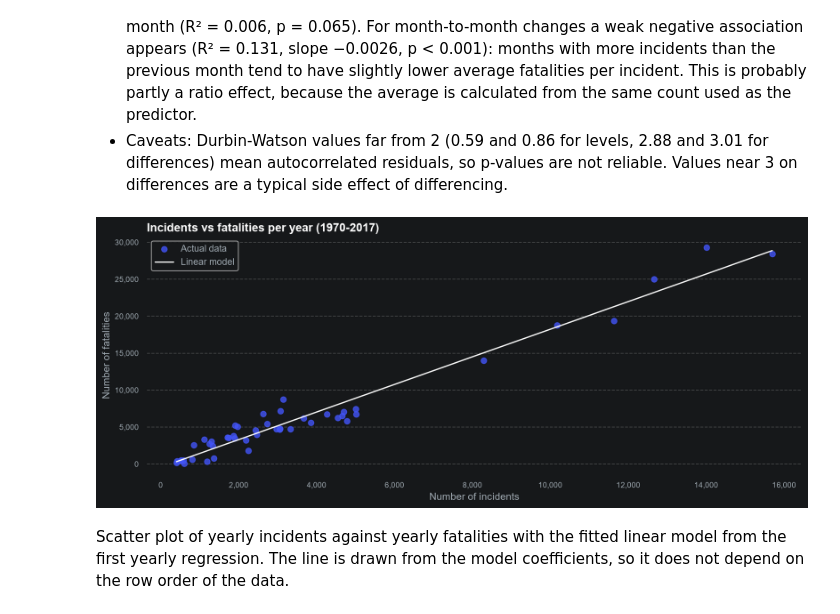
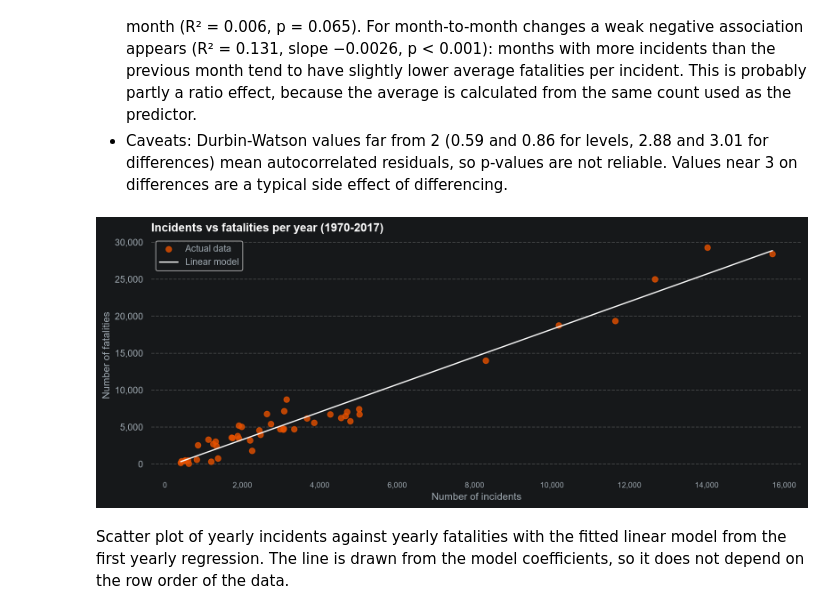
Before and after one commit to Olha-Kes/terrorism_hotspots, a Jupyter notebook: notebooks/eda_terrorism_hotspots.ipynb, the cells around one changed output. Drawn from its saved outputs; the diff is of its cells as text; code cells hidden in the pictures.

```diff
--- a/notebooks/eda_terrorism_hotspots.ipynb
+++ b/notebooks/eda_terrorism_hotspots.ipynb
@@ -399,32 +396,3 @@ dtype: object
 # EDA — Temporal Trends
 1. How has the number of terrorist activities changed over the years?
 2. Are there certain regions where this trend is different from the global averages?
-# %%
-BG, FG, ACCENT = "#16181a", "#a0aab2", "#4355f7"
-
-def set_theme():
-    sns.set_theme(style="dark", rc={
-        "figure.dpi": 150,
-        "figure.facecolor": BG,
-        "axes.facecolor": BG,
-        "savefig.facecolor": BG,
-        "text.color": FG,
-        "axes.labelcolor": FG,
-        "axes.titlecolor": "white",
-        "xtick.color": FG,
-        "ytick.color": FG,
-        "xtick.labelsize": 9,
-        "ytick.labelsize": 9,
-        "axes.spines.left": False,
-        "axes.spines.right": False,
-        "axes.spines.top": False,
-        "axes.spines.bottom": False,
-        "axes.grid": True,
-        "axes.grid.axis": "y",
-        "grid.color": "#ffffff",
-        "grid.alpha": 0.2,
-        "grid.linestyle": "--",
-        "axes.prop_cycle": cycler(color=[ACCENT, "#4dc3ff", "#ffd24d", "#7dff4d"]),
-    })
-
-set_theme()
@@ -623,22 +619,26 @@ The same four models on monthly data. The predictor is the number of incidents i
 # %%
 d = yearly.dropna(subset=["count", "nkill_sum"])
 xs = np.linspace(d["count"].min(), d["count"].max(), 100)
 
 fig, ax = plt.subplots(figsize=(12, 5))
 ax.scatter(d["count"], d["nkill_sum"], alpha=0.8, s=45, label="Actual data")
-ax.plot(xs, res_year_sum.params["const"] + res_year_sum.params["count"] * xs,
-        color="#ffffff", label="Linear model")
+ax.plot(
+    xs,
+    res_year_sum.params["const"] + res_year_sum.params["count"] * xs,
+    label="Linear model",
+    color="#ffffff"
+)
 ax.set_xlabel("Number of incidents")
 ax.set_ylabel("Number of fatalities")
 ax.set_title("Incidents vs fatalities per year (1970-2017)", loc="left", fontsize=14, fontweight="bold")
 ax.legend()
 fmt_axis(ax, axis="x")
 fmt_axis(ax, axis="y")
 plt.tight_layout()
 fig.savefig(output_dir / "Linear model.png", dpi=300)
 plt.show()
 # %% [output]
-[figure, old version]
+[figure, new version]
 # %% [markdown]
 Scatter plot of yearly incidents against yearly fatalities with the fitted linear model from the first yearly regression. The line is drawn from the model coefficients, so it does not depend on the row order of the data.
 # %%
```
Also changed, not shown: parts of 19 cells of this notebook, 7 other files.
